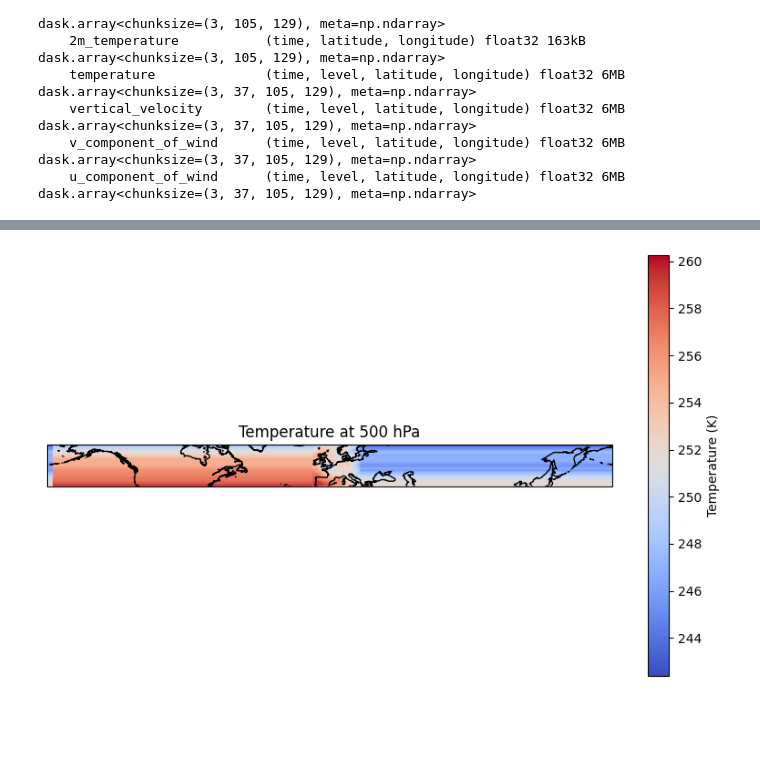
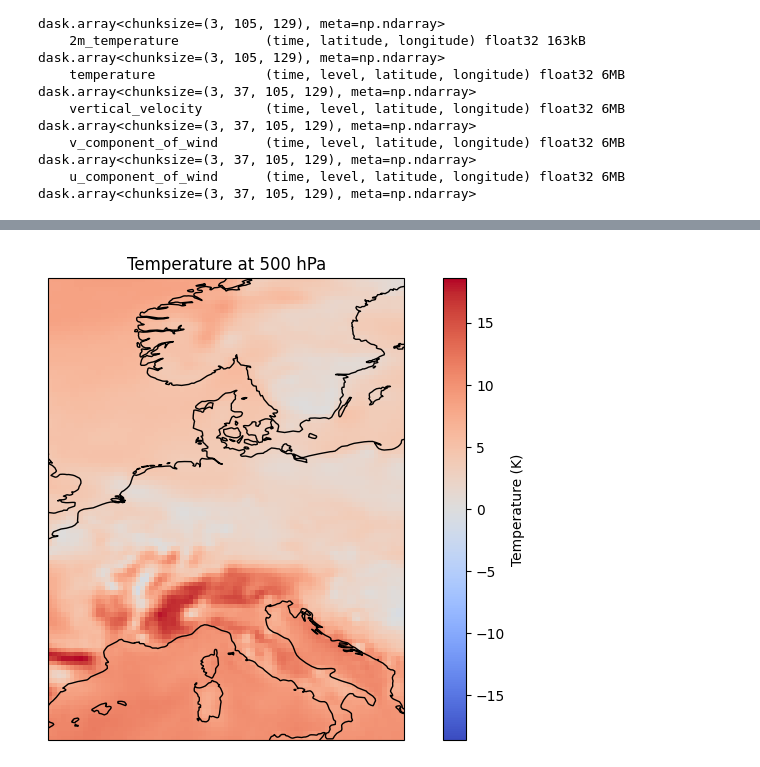
Before and after one commit to SynthAIr/DM_FM_Trajectories, a Jupyter notebook: src/data/weather_data.ipynb, the cells around one changed output, grey strips where cells are left out. Drawn from its saved outputs; the diff is of its cells as text; code cells hidden in the pictures; blank space fills up the shorter version.

```diff
--- a/src/data/weather_data.ipynb
+++ b/src/data/weather_data.ipynb
@@ -90,9 +90,9 @@ Data variables:
     v_component_of_wind      (time, level, latitude, longitude) float32 6MB dask.array<chunksize=(3, 37, 105, 129), meta=np.ndarray>
     u_component_of_wind      (time, level, latitude, longitude) float32 6MB dask.array<chunksize=(3, 37, 105, 129), meta=np.ndarray>
 # %%
-subset.to_netcdf('era5_subset_2020_test_4.nc')
+import xarray
+save_path = "/mnt/data/synthair/synthair_diffusion/data/era5/"
+#subset.to_netcdf(save_path + 'era5_subset_2020_test_4.nc')
 # %%
-ds = xarray.open_dataset('era5_subset_2020_test_4.nc')
-
-# Inspect the dataset
-dssub = ds.sel(time='2020-01-01 01:00:00')
+ds = xarray.open_dataset(save_path + 'era5_subset_2020-03.nc')
+ds
@@ -98,0 +115,4 @@ dssub = ds.sel(time='2020-01-01 01:00:00')
+# %%
+# Inspect the dataset
+dssub = ds.sel(time='2020-03-01 01:00:00')
+ds
@@ -99,28 +135,28 @@ dssub = ds.sel(time='2020-01-01 01:00:00')
 # %%
 import xarray as xr
 import matplotlib.pyplot as plt
 import cartopy.crs as ccrs
 
 # Assuming you already have the dataset loaded
 # ds = xr.open_zarr(...)
 
 # Select the temperature at a specific pressure level, e.g., level 500 hPa
-temperature_level = dssub['temperature'].sel(level=500)
+temperature_level = dssub['temperature'].sel(level=1000) + -273.15
 
 # Plotting the data on a map
 plt.figure(figsize=(10, 6))
 
 # Create a Cartopy projection for plotting (PlateCarree is the most common)
 ax = plt.axes(projection=ccrs.PlateCarree())
 
 # Plot the temperature data
 temperature_level.plot(ax=ax, transform=ccrs.PlateCarree(), cmap='coolwarm', cbar_kwargs={'label': 'Temperature (K)'})
-
+#ax.set_clim(-50,50)
 # Add coastlines for context
 ax.coastlines()
 
 # Show the plot
 plt.title('Temperature at 500 hPa')
 plt.show()
 # %% [output]
-[figure, old version]
+[figure, new version]
```
Also changed, not shown: parts of 3 cells of this notebook, 2 other files.
